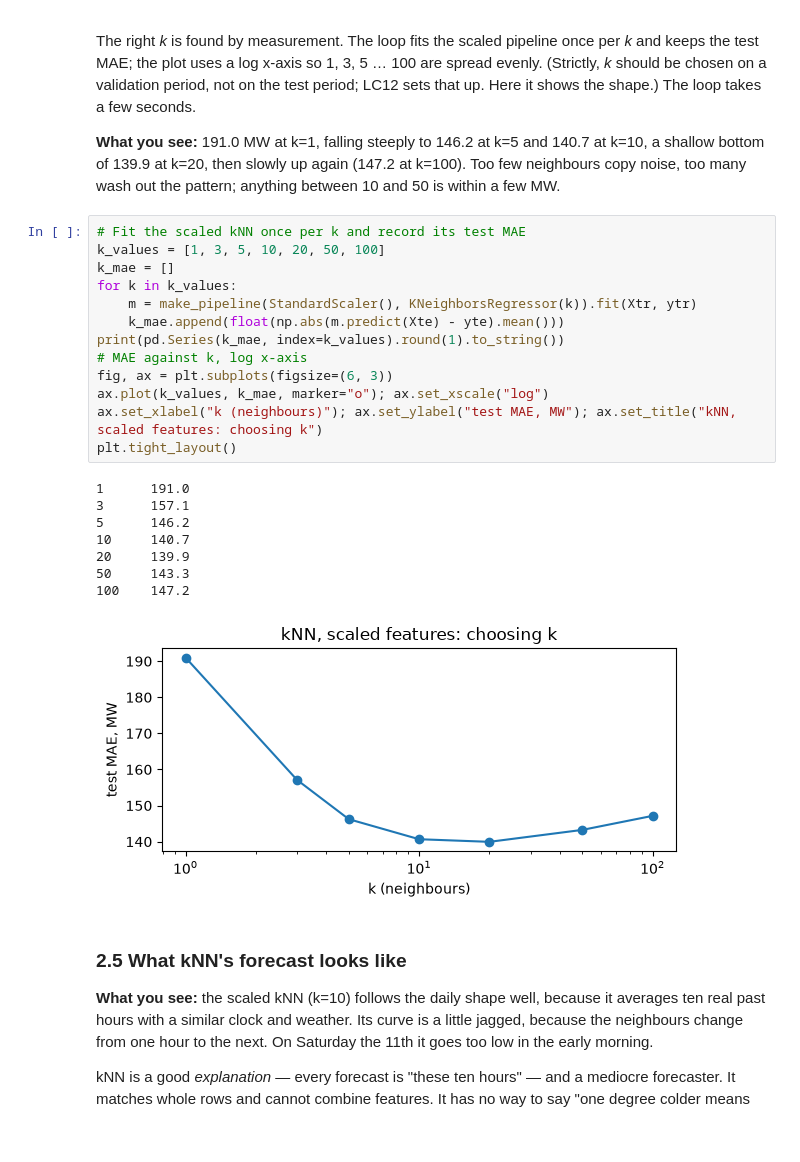
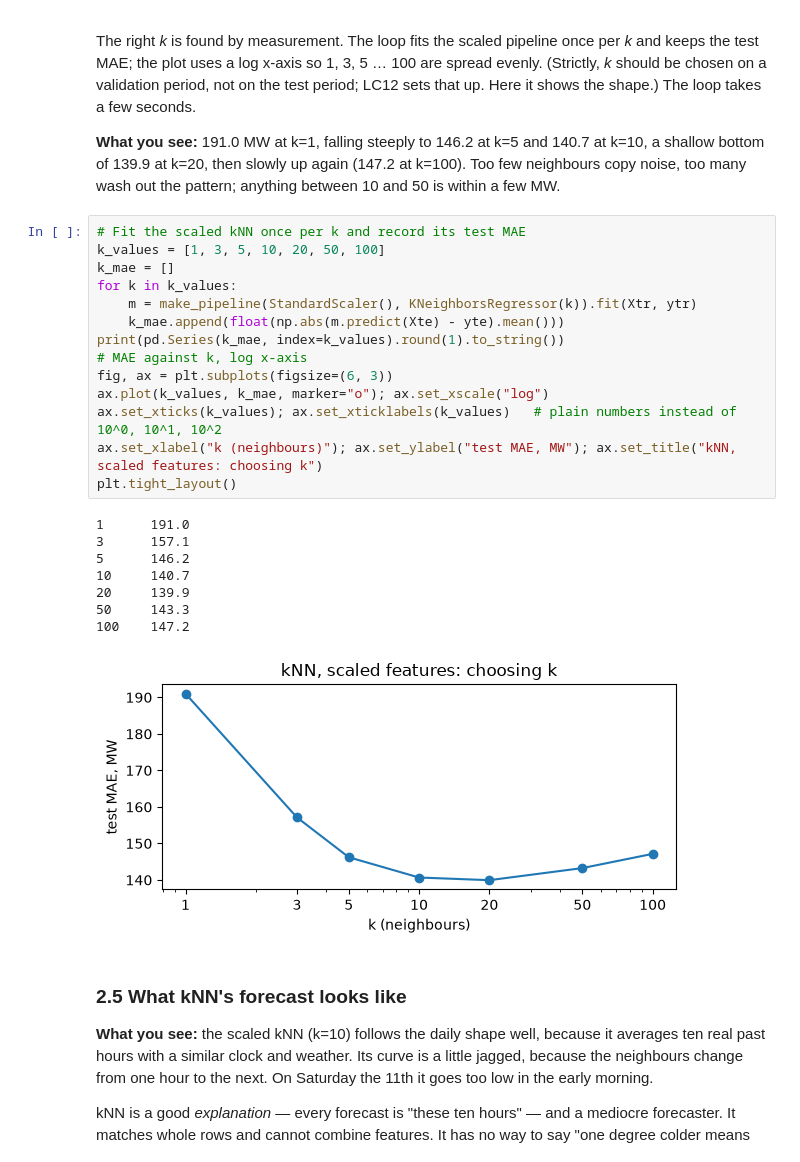
Before and after one commit to KTH-EG2140/course-material, a Jupyter notebook: notebooks/LC10_forecasting_learners.ipynb, the cells around one changed output. Cells and saved outputs as stored; diff of their text form.

```diff
--- a/notebooks/LC10_forecasting_learners.ipynb
+++ b/notebooks/LC10_forecasting_learners.ipynb
@@ -203,25 +203,26 @@ The right *k* is found by measurement. The loop fits the scaled pipeline once pe
 # %%
 # Fit the scaled kNN once per k and record its test MAE
 k_values = [1, 3, 5, 10, 20, 50, 100]
 k_mae = []
 for k in k_values:
     m = make_pipeline(StandardScaler(), KNeighborsRegressor(k)).fit(Xtr, ytr)
     k_mae.append(float(np.abs(m.predict(Xte) - yte).mean()))
 print(pd.Series(k_mae, index=k_values).round(1).to_string())
 # MAE against k, log x-axis
 fig, ax = plt.subplots(figsize=(6, 3))
 ax.plot(k_values, k_mae, marker="o"); ax.set_xscale("log")
+ax.set_xticks(k_values); ax.set_xticklabels(k_values)   # plain numbers instead of 10^0, 10^1, 10^2
 ax.set_xlabel("k (neighbours)"); ax.set_ylabel("test MAE, MW"); ax.set_title("kNN, scaled features: choosing k")
 plt.tight_layout()
 # %% [output]
 1      191.0
 3      157.1
 5      146.2
 10     140.7
 20     139.9
 50     143.3
 100    147.2
-[figure, old version]
+[figure, new version]
 # %% [markdown]
 ### 2.5 What kNN's forecast looks like
 
```
Also changed, not shown: parts of 6 cells of this notebook.
